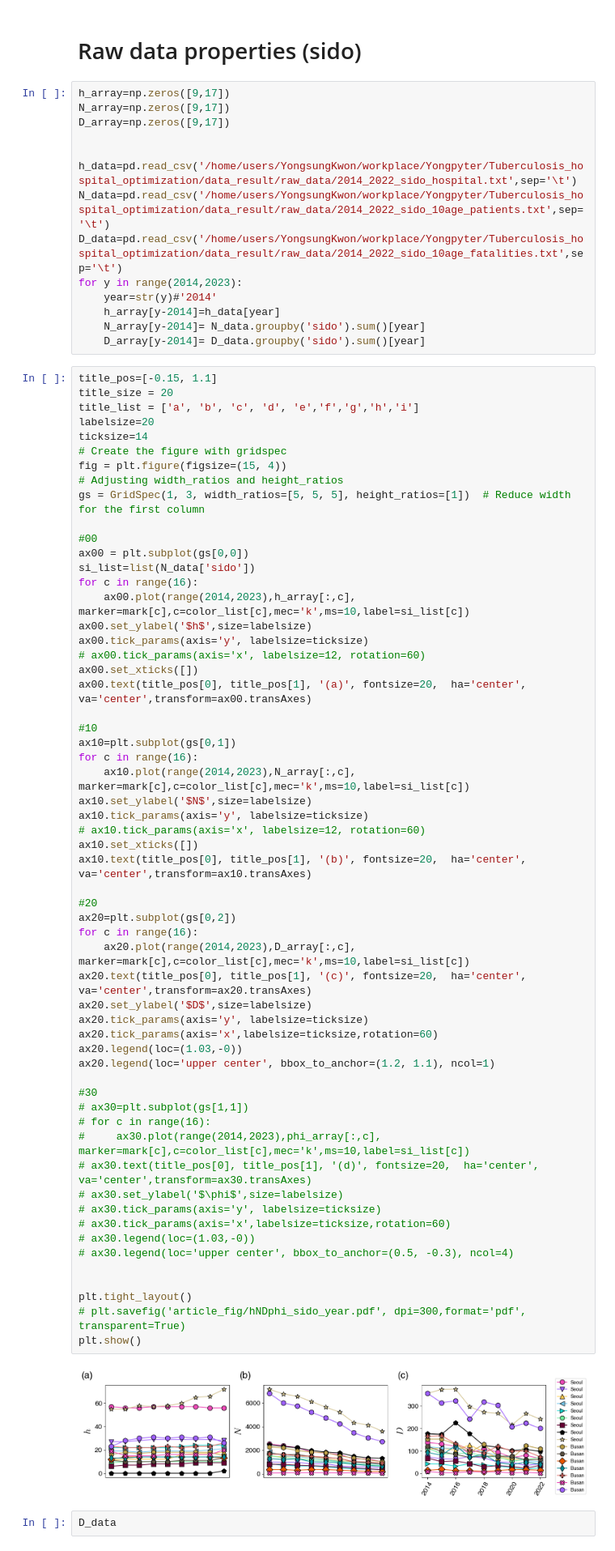
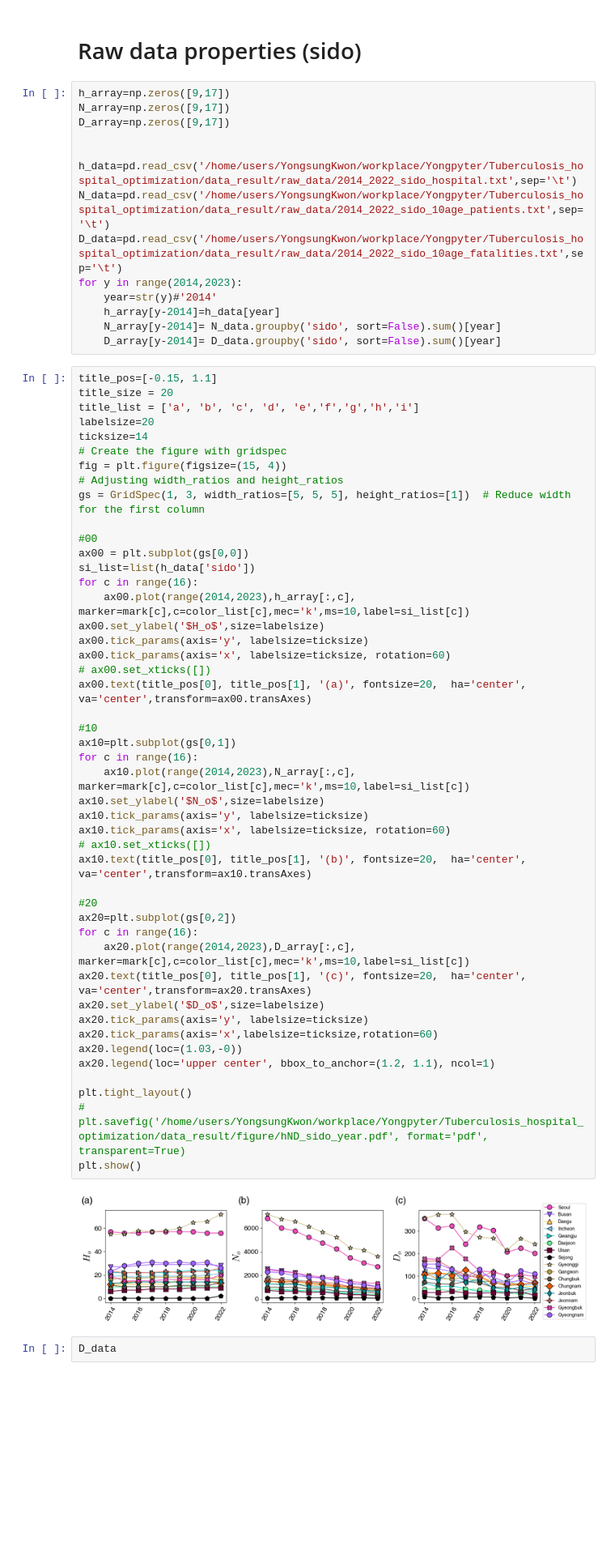
Before and after one commit to kwyosu7/Tuberculosis_hospital_optimization, a Jupyter notebook: article_figure.ipynb, the cells around one changed output. Shown at 81% size. Saved outputs shown, nothing was run; the diff lists cells and outputs as text; blank space fills up the shorter version.

Commit message:
edit article's figure

```diff
--- a/article_figure.ipynb
+++ b/article_figure.ipynb
@@ -617,8 +617,8 @@ D_data=pd.read_csv('/home/users/YongsungKwon/workplace/Yongpyter/Tuberculosis_ho
 for y in range(2014,2023):
     year=str(y)#'2014'
     h_array[y-2014]=h_data[year]
-    N_array[y-2014]= N_data.groupby('sido').sum()[year]
-    D_array[y-2014]= D_data.groupby('sido').sum()[year]
+    N_array[y-2014]= N_data.groupby('sido', sort=False).sum()[year]
+    D_array[y-2014]= D_data.groupby('sido', sort=False).sum()[year]
 # %%
 title_pos=[-0.15, 1.1]
 title_size = 20
@@ -630,55 +630,43 @@ fig = plt.figure(figsize=(15, 4))
 # Adjusting width_ratios and height_ratios
 gs = GridSpec(1, 3, width_ratios=[5, 5, 5], height_ratios=[1])  # Reduce width for the first column
 
 #00
 ax00 = plt.subplot(gs[0,0])
-si_list=list(N_data['sido'])
+si_list=list(h_data['sido'])
 for c in range(16):
     ax00.plot(range(2014,2023),h_array[:,c], marker=mark[c],c=color_list[c],mec='k',ms=10,label=si_list[c])
-ax00.set_ylabel('$h$',size=labelsize)
+ax00.set_ylabel('$H_o$',size=labelsize)
 ax00.tick_params(axis='y', labelsize=ticksize)
-# ax00.tick_params(axis='x', labelsize=12, rotation=60)
-ax00.set_xticks([])
+ax00.tick_params(axis='x', labelsize=ticksize, rotation=60)
+# ax00.set_xticks([])
 ax00.text(title_pos[0], title_pos[1], '(a)', fontsize=20,  ha='center', va='center',transform=ax00.transAxes)
 
 #10
 ax10=plt.subplot(gs[0,1])
 for c in range(16):
     ax10.plot(range(2014,2023),N_array[:,c], marker=mark[c],c=color_list[c],mec='k',ms=10,label=si_list[c])
-ax10.set_ylabel('$N$',size=labelsize)
+ax10.set_ylabel('$N_o$',size=labelsize)
 ax10.tick_params(axis='y', labelsize=ticksize)
-# ax10.tick_params(axis='x', labelsize=12, rotation=60)
-ax10.set_xticks([])
+ax10.tick_params(axis='x', labelsize=ticksize, rotation=60)
+# ax10.set_xticks([])
 ax10.text(title_pos[0], title_pos[1], '(b)', fontsize=20,  ha='center', va='center',transform=ax10.transAxes)
 
 #20
 ax20=plt.subplot(gs[0,2])
 for c in range(16):
     ax20.plot(range(2014,2023),D_array[:,c], marker=mark[c],c=color_list[c],mec='k',ms=10,label=si_list[c])
 ax20.text(title_pos[0], title_pos[1], '(c)', fontsize=20,  ha='center', va='center',transform=ax20.transAxes)
-ax20.set_ylabel('$D$',size=labelsize)
+ax20.set_ylabel('$D_o$',size=labelsize)
 ax20.tick_params(axis='y', labelsize=ticksize)
 ax20.tick_params(axis='x',labelsize=ticksize,rotation=60)
 ax20.legend(loc=(1.03,-0))
 ax20.legend(loc='upper center', bbox_to_anchor=(1.2, 1.1), ncol=1)
 
-#30
-# ax30=plt.subplot(gs[1,1])
-# for c in range(16):
-#     ax30.plot(range(2014,2023),phi_array[:,c], marker=mark[c],c=color_list[c],mec='k',ms=10,label=si_list[c])
-# ax30.text(title_pos[0], title_pos[1], '(d)', fontsize=20,  ha='center', va='center',transform=ax30.transAxes)
-# ax30.set_ylabel('$\phi$',size=labelsize)
-# ax30.tick_params(axis='y', labelsize=ticksize)
-# ax30.tick_params(axis='x',labelsize=ticksize,rotation=60)
-# ax30.legend(loc=(1.03,-0))
-# ax30.legend(loc='upper center', bbox_to_anchor=(0.5, -0.3), ncol=4)
-
-
 plt.tight_layout()
-# plt.savefig('article_fig/hNDphi_sido_year.pdf', dpi=300,format='pdf', transparent=True)
+# plt.savefig('/home/users/YongsungKwon/workplace/Yongpyter/Tuberculosis_hospital_optimization/data_result/figure/hND_sido_year.pdf', format='pdf', transparent=True)
 plt.show()
 # %% [output]
-[figure, old version]
+[figure, new version]
 # %%
 D_data
 # %% [output]
```
Also changed, not shown: parts of 7 cells of this notebook.
